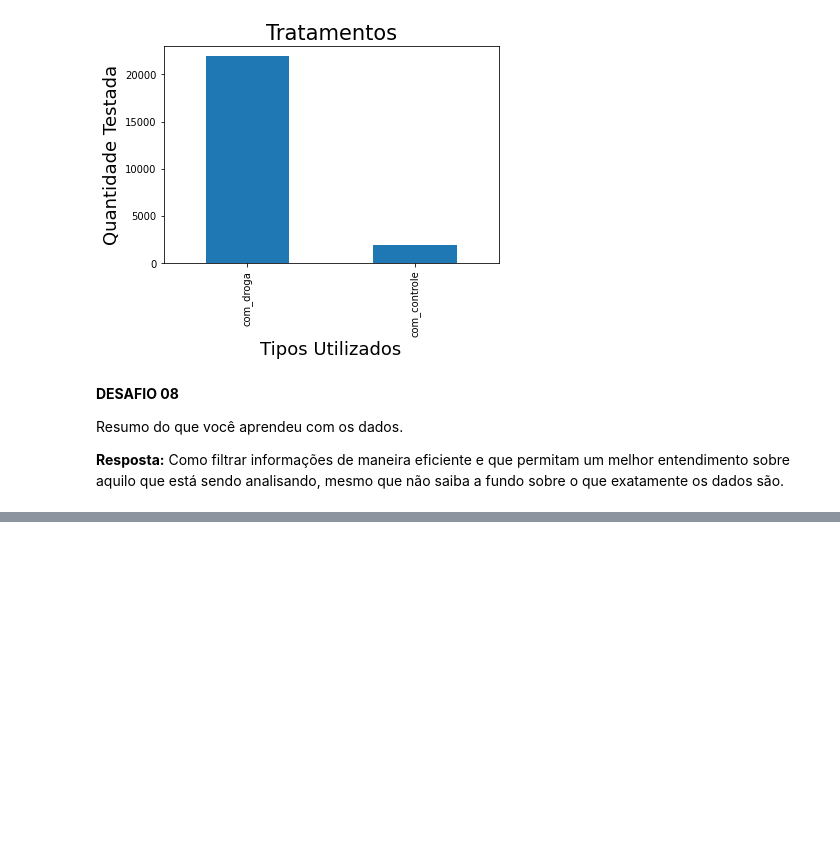
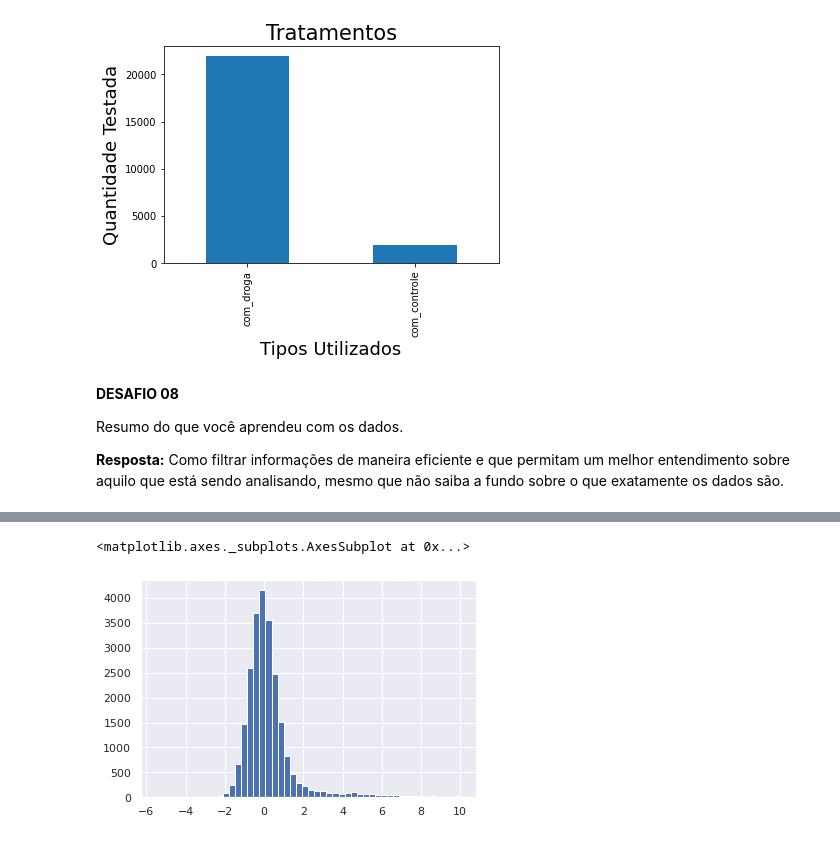
Before and after one commit to ducrz/Imersao-Dados, a Jupyter notebook: ImersaoDados.ipynb, the cells around one changed output, grey strips where cells are left out. Drawn from its saved outputs; the diff is of its cells as text; code cells hidden in the pictures; blank space fills up the shorter version.

```diff
--- a/ImersaoDados.ipynb
+++ b/ImersaoDados.ipynb
@@ -316,0 +381,5 @@ Resumo do que você aprendeu com os dados.
+# %%
+dados['g0'].hist(bins=50)
+# %% [output]
+<matplotlib.axes._subplots.AxesSubplot at 0x...>
+[figure, added]
```
Also changed, not shown: parts of 39 cells of this notebook.
